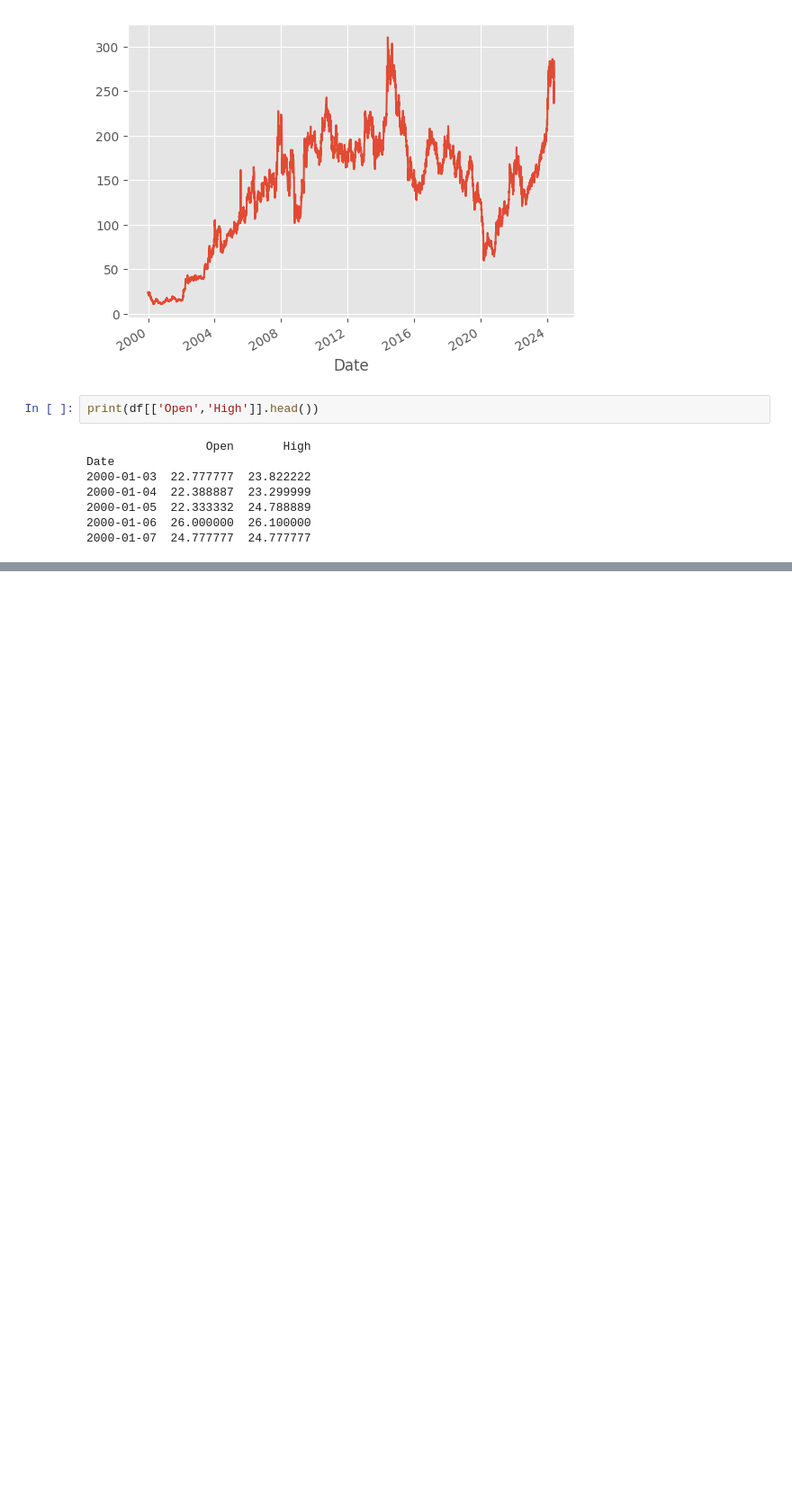
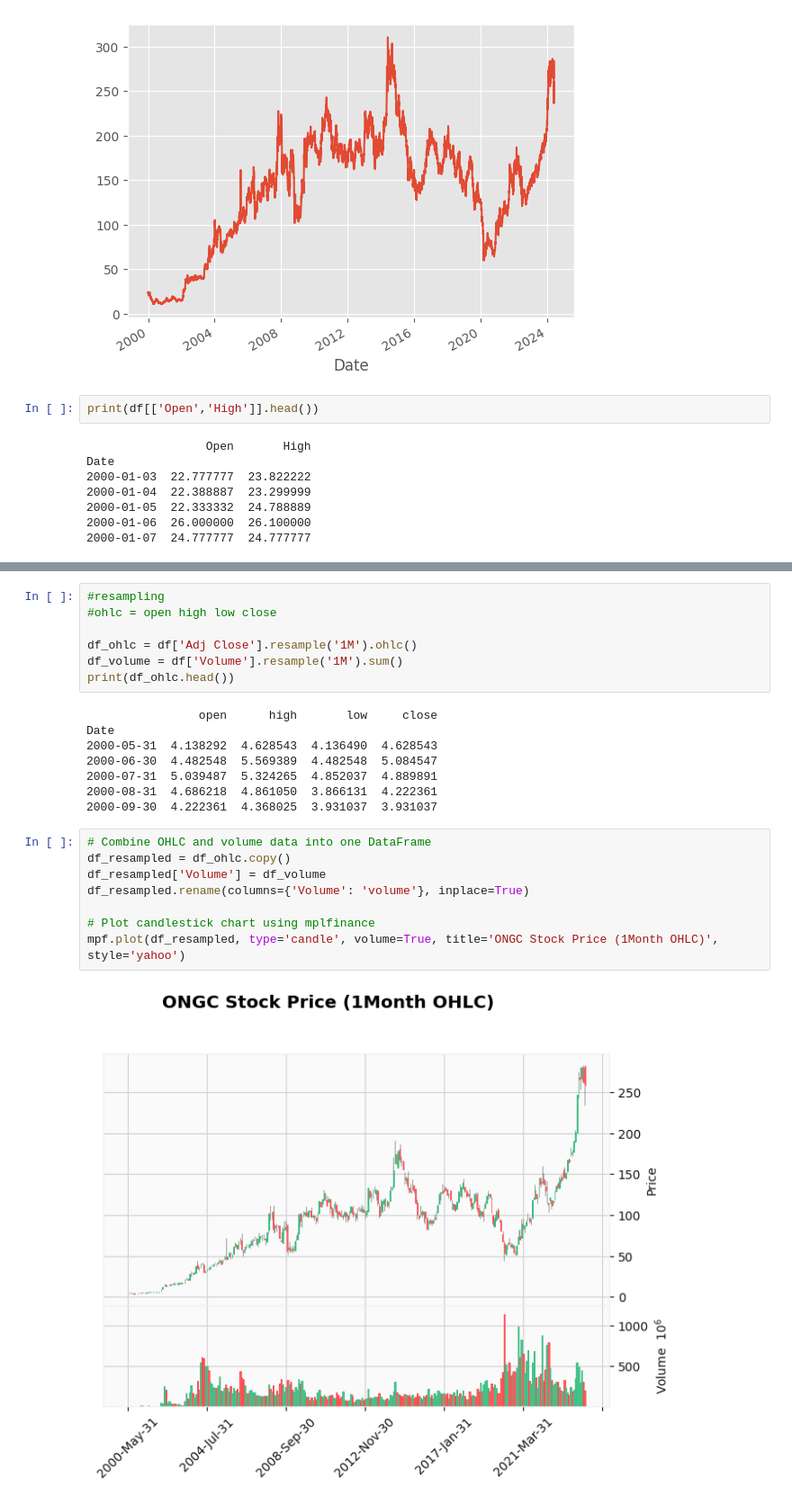
Before and after one commit to sahithi-sss/PythonForFinance, a Jupyter notebook: 1.ipynb, the cells around one changed output, grey strips where cells are left out. Shown: that part at 90% size. Cells and saved outputs as stored; diff of their text form; blank space fills up the shorter version.

Commit message:
Added data manipulation techniques

```diff
--- a/1.ipynb
+++ b/1.ipynb
@@ -89,0 +134,25 @@ Date
+# %%
+#resampling
+#ohlc = open high low close
+
+df_ohlc = df['Adj Close'].resample('1M').ohlc()
+df_volume = df['Volume'].resample('1M').sum()
+print(df_ohlc.head())
+# %% [output]
+                open      high       low     close
+Date
+2000-05-31  4.138292  4.628543  4.136490  4.628543
+2000-06-30  4.482548  5.569389  4.482548  5.084547
+2000-07-31  5.039487  5.324265  4.852037  4.889891
+2000-08-31  4.686218  4.861050  3.866131  4.222361
+2000-09-30  4.222361  4.368025  3.931037  3.931037
+# %%
+# Combine OHLC and volume data into one DataFrame
+df_resampled = df_ohlc.copy()
+df_resampled['Volume'] = df_volume
+df_resampled.rename(columns={'Volume': 'volume'}, inplace=True)
+
+# Plot candlestick chart using mplfinance
+mpf.plot(df_resampled, type='candle', volume=True, title='ONGC Stock Price (1Month OHLC)', style='yahoo')
+# %% [output]
+[figure, added]
```
Also changed, not shown: parts of 8 cells of this notebook, 1 other file.
